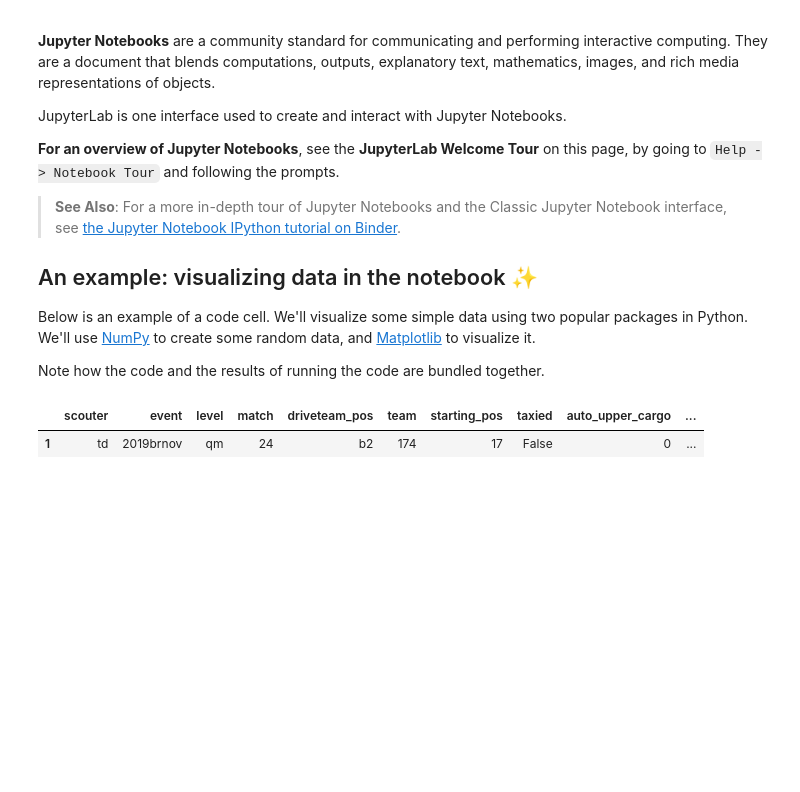
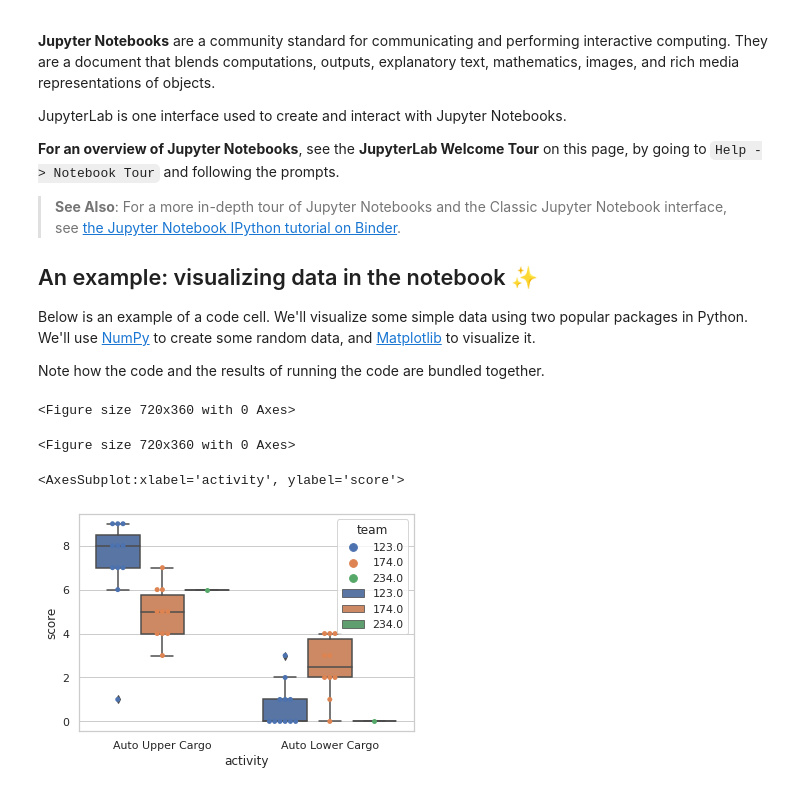
Before and after one commit to TalesDias/ScoutingPASS, a Jupyter notebook: stats.ipynb, the cells around one changed output. Drawn from its saved outputs; the diff is of its cells as text; code cells hidden in the pictures; blank space fills up the shorter version.

Commit message:
adicionando boxplots

```diff
--- a/stats.ipynb
+++ b/stats.ipynb
@@ -28,4 +28,13 @@ JupyterLab is one interface used to create and interact with Jupyter Notebooks.
 Below is an example of a code cell. We'll visualize some simple data using two popular packages in Python. We'll use [NumPy](https://numpy.org/) to create some random data, and [Matplotlib](https://matplotlib.org) to visualize it.
 
 Note how the code and the results of running the code are bundled together.
+# %%
+import matplotlib.pyplot as plt
+import pandas as pd
+import seaborn as sns
+
+sns.set_theme(style="whitegrid")
+# %% [output]
+<Figure size 720x360 with 0 Axes>
+<Figure size 720x360 with 0 Axes>
 # %%
@@ -47,7 +55,7 @@ df.event = df.event.astype("string")
 df.level = df.level.astype("string")
 df.match = df.match.astype("string")
 df.driveteam_pos = df.driveteam_pos.astype("string")
-df.team = df.team.astype("string")
+df.team = pd.to_numeric(df.team, downcast='integer')
 df.starting_pos = pd.to_numeric(df.starting_pos, downcast='integer')
 df.taxied = df.taxied.map({"Y":True, "N":False})
 df.auto_upper_cargo = pd.to_numeric(df.auto_upper_cargo, downcast='integer')
@@ -73,12 +81,27 @@ df.comments = df.comments.astype("string")
 df.confidence = df.confidence.astype("string")
 
 #df.dtypes
-# %%
-team = 174
-
-dft = df.loc[df.team == str(team)]
-
-dft.head()
-# %% [output]
-|  | scouter | event | level | match | driveteam_pos | team | starting_pos | taxied | auto_upper_cargo | ... |
-| 1 | td | 2019brnov | qm | 24 | b2 | 174 | 17 | False | 0 | ... |
+# %%
+teamA = 174
+teamB = 394
+
+da = pd.DataFrame()
+
+
+for ix, row in df.iterrows():
+    da.at[ix*2, 'team']  = df.at[ix, 'team']
+    da.at[ix*2, 'activity']  = "Auto Upper Cargo"
+    da.at[ix*2, 'score']  = df.at[ix, 'auto_upper_cargo']
+
+    da.at[ix*2+1, 'team']  = df.at[ix, 'team']
+    da.at[ix*2+1, 'activity']  = "Auto Lower Cargo"
+    da.at[ix*2+1, 'score']  = df.at[ix, 'auto_lower_cargo']
+
+
+da.head()
+
+sns.swarmplot(x="activity", y="score", hue="team", dodge=True, data=da)
+sns.boxplot(x="activity", y="score", hue="team", data=da)
+# %% [output]
+<AxesSubplot:xlabel='activity', ylabel='score'>
+[figure, added]
```
Also changed, not shown: parts of 2 cells of this notebook, 1 other file.
